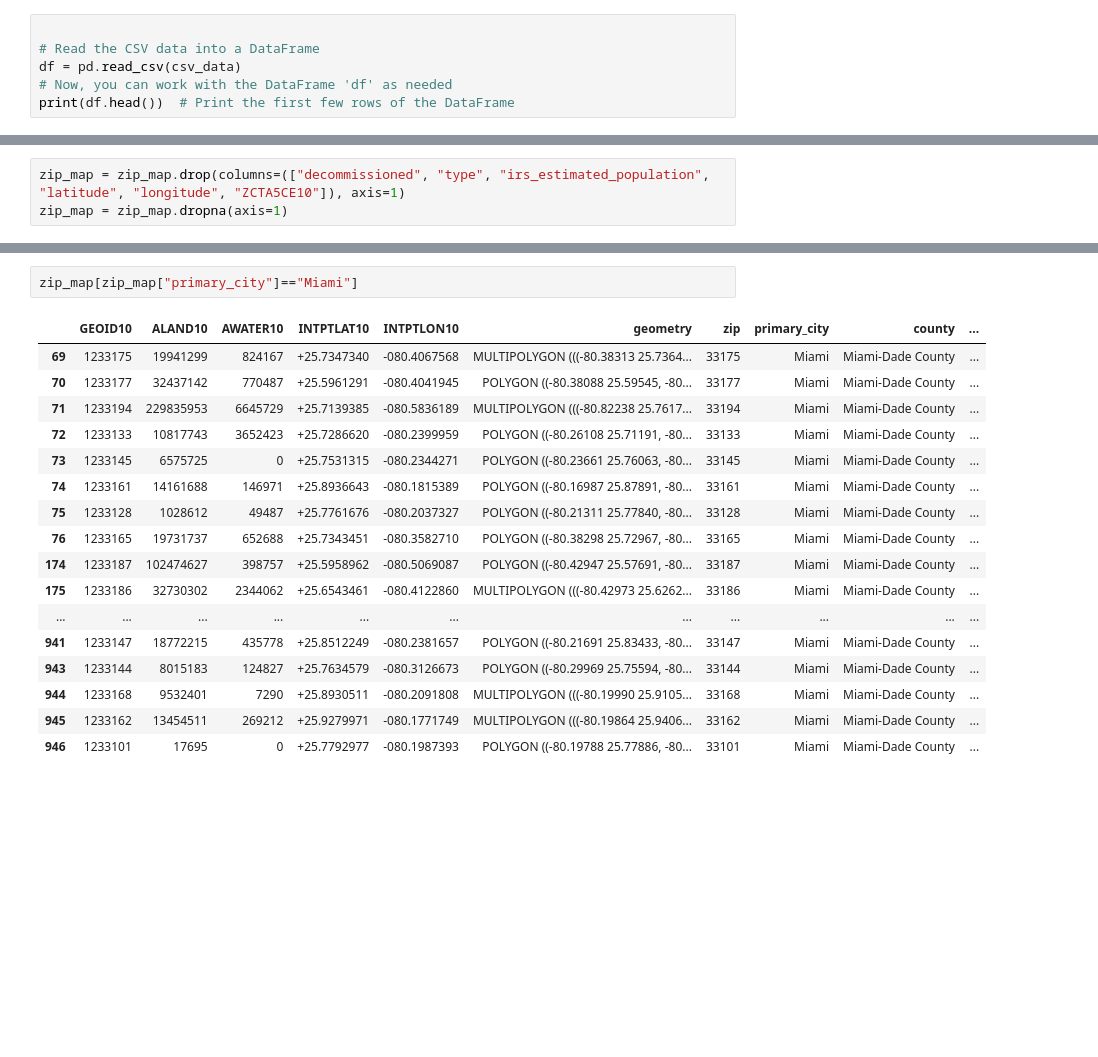
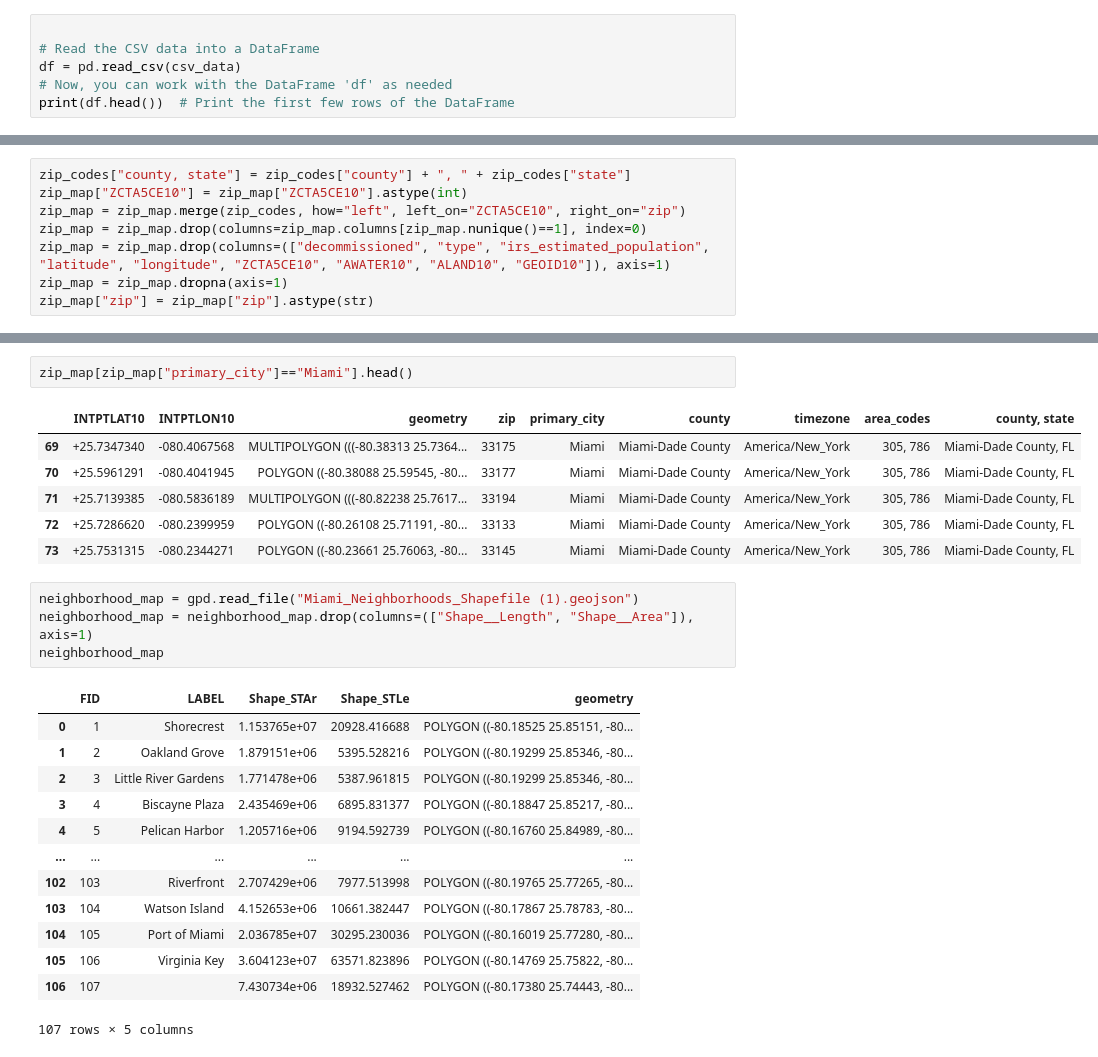
Before and after one commit to DeiviGT1/arc-is, a Jupyter notebook: hola.ipynb, the cells around one changed output, grey strips where cells are left out. Cells and saved outputs as stored; diff of their text form; blank space fills up the shorter version.

```diff
--- a/hola.ipynb
+++ b/hola.ipynb
@@ -100,3 +67,0 @@ zip_map = zip_map.drop(columns=zip_map.columns[zip_map.nunique()==1], index=0)
-# %%
-zip_map = zip_map.drop(columns=(["decommissioned", "type", "irs_estimated_population", "latitude", "longitude", "ZCTA5CE10"]), axis=1)
-zip_map = zip_map.dropna(axis=1)
@@ -105 +68,9 @@ zip_map["zip"] = zip_map["zip"].astype(str)
+# %%
+zip_codes["county, state"] = zip_codes["county"] + ", " + zip_codes["state"]
+zip_map["ZCTA5CE10"] = zip_map["ZCTA5CE10"].astype(int)
+zip_map = zip_map.merge(zip_codes, how="left", left_on="ZCTA5CE10", right_on="zip")
+zip_map = zip_map.drop(columns=zip_map.columns[zip_map.nunique()==1], index=0)
+zip_map = zip_map.drop(columns=(["decommissioned", "type", "irs_estimated_population", "latitude", "longitude", "ZCTA5CE10", "AWATER10", "ALAND10", "GEOID10"]), axis=1)
+zip_map = zip_map.dropna(axis=1)
+zip_map["zip"] = zip_map["zip"].astype(str)
 # %%
@@ -114,20 +84,27 @@ zip_map[zip_map["primary_city"]=="Miami"].plot(
 # %%
-zip_map[zip_map["primary_city"]=="Miami"]
+zip_map[zip_map["primary_city"]=="Miami"].head()
 # %% [output]
-|  | GEOID10 | ALAND10 | AWATER10 | INTPTLAT10 | INTPTLON10 | geometry | zip | primary_city | county | ... |
-| 69 | 1233175 | 19941299 | 824167 | +25.7347340 | -080.4067568 | MULTIPOLYGON (((-80.38313 25.7364... | 33175 | Miami | Miami-Dade County | ... |
-| 70 | 1233177 | 32437142 | 770487 | +25.5961291 | -080.4041945 | POLYGON ((-80.38088 25.59545, -80... | 33177 | Miami | Miami-Dade County | ... |
-| 71 | 1233194 | 229835953 | 6645729 | +25.7139385 | -080.5836189 | MULTIPOLYGON (((-80.82238 25.7617... | 33194 | Miami | Miami-Dade County | ... |
-| 72 | 1233133 | 10817743 | 3652423 | +25.7286620 | -080.2399959 | POLYGON ((-80.26108 25.71191, -80... | 33133 | Miami | Miami-Dade County | ... |
-| 73 | 1233145 | 6575725 | 0 | +25.7531315 | -080.2344271 | POLYGON ((-80.23661 25.76063, -80... | 33145 | Miami | Miami-Dade County | ... |
-| 74 | 1233161 | 14161688 | 146971 | +25.8936643 | -080.1815389 | POLYGON ((-80.16987 25.87891, -80... | 33161 | Miami | Miami-Dade County | ... |
-| 75 | 1233128 | 1028612 | 49487 | +25.7761676 | -080.2037327 | POLYGON ((-80.21311 25.77840, -80... | 33128 | Miami | Miami-Dade County | ... |
-| 76 | 1233165 | 19731737 | 652688 | +25.7343451 | -080.3582710 | POLYGON ((-80.38298 25.72967, -80... | 33165 | Miami | Miami-Dade County | ... |
-| 174 | 1233187 | 102474627 | 398757 | +25.5958962 | -080.5069087 | POLYGON ((-80.42947 25.57691, -80... | 33187 | Miami | Miami-Dade County | ... |
-| 175 | 1233186 | 32730302 | 2344062 | +25.6543461 | -080.4122860 | MULTIPOLYGON (((-80.42973 25.6262... | 33186 | Miami | Miami-Dade County | ... |
-| ... | ... | ... | ... | ... | ... | ... | ... | ... | ... | ... |
-| 941 | 1233147 | 18772215 | 435778 | +25.8512249 | -080.2381657 | POLYGON ((-80.21691 25.83433, -80... | 33147 | Miami | Miami-Dade County | ... |
-| 943 | 1233144 | 8015183 | 124827 | +25.7634579 | -080.3126673 | POLYGON ((-80.29969 25.75594, -80... | 33144 | Miami | Miami-Dade County | ... |
-| 944 | 1233168 | 9532401 | 7290 | +25.8930511 | -080.2091808 | MULTIPOLYGON (((-80.19990 25.9105... | 33168 | Miami | Miami-Dade County | ... |
-| 945 | 1233162 | 13454511 | 269212 | +25.9279971 | -080.1771749 | MULTIPOLYGON (((-80.19864 25.9406... | 33162 | Miami | Miami-Dade County | ... |
-| 946 | 1233101 | 17695 | 0 | +25.7792977 | -080.1987393 | POLYGON ((-80.19788 25.77886, -80... | 33101 | Miami | Miami-Dade County | ... |
+|  | INTPTLAT10 | INTPTLON10 | geometry | zip | primary_city | county | timezone | area_codes | county, state |
+| 69 | +25.7347340 | -080.4067568 | MULTIPOLYGON (((-80.38313 25.7364... | 33175 | Miami | Miami-Dade County | America/New_York | 305, 786 | Miami-Dade County, FL |
+| 70 | +25.5961291 | -080.4041945 | POLYGON ((-80.38088 25.59545, -80... | 33177 | Miami | Miami-Dade County | America/New_York | 305, 786 | Miami-Dade County, FL |
+| 71 | +25.7139385 | -080.5836189 | MULTIPOLYGON (((-80.82238 25.7617... | 33194 | Miami | Miami-Dade County | America/New_York | 305, 786 | Miami-Dade County, FL |
+| 72 | +25.7286620 | -080.2399959 | POLYGON ((-80.26108 25.71191, -80... | 33133 | Miami | Miami-Dade County | America/New_York | 305, 786 | Miami-Dade County, FL |
+| 73 | +25.7531315 | -080.2344271 | POLYGON ((-80.23661 25.76063, -80... | 33145 | Miami | Miami-Dade County | America/New_York | 305, 786 | Miami-Dade County, FL |
+# %%
+neighborhood_map = gpd.read_file("Miami_Neighborhoods_Shapefile (1).geojson")
+neighborhood_map = neighborhood_map.drop(columns=(["Shape__Length", "Shape__Area"]), axis=1)
+neighborhood_map
+# %% [output]
+|  | FID | LABEL | Shape_STAr | Shape_STLe | geometry |
+| 0 | 1 | Shorecrest | 1.153765e+07 | 20928.416688 | POLYGON ((-80.18525 25.85151, -80... |
+| 1 | 2 | Oakland Grove | 1.879151e+06 | 5395.528216 | POLYGON ((-80.19299 25.85346, -80... |
+| 2 | 3 | Little River Gardens | 1.771478e+06 | 5387.961815 | POLYGON ((-80.19299 25.85346, -80... |
+| 3 | 4 | Biscayne Plaza | 2.435469e+06 | 6895.831377 | POLYGON ((-80.18847 25.85217, -80... |
+| 4 | 5 | Pelican Harbor | 1.205716e+06 | 9194.592739 | POLYGON ((-80.16760 25.84989, -80... |
+| ... | ... | ... | ... | ... | ... |
+| 102 | 103 | Riverfront | 2.707429e+06 | 7977.513998 | POLYGON ((-80.19765 25.77265, -80... |
+| 103 | 104 | Watson Island | 4.152653e+06 | 10661.382447 | POLYGON ((-80.17867 25.78783, -80... |
+| 104 | 105 | Port of Miami | 2.036785e+07 | 30295.230036 | POLYGON ((-80.16019 25.77280, -80... |
+| 105 | 106 | Virginia Key | 3.604123e+07 | 63571.823896 | POLYGON ((-80.14769 25.75822, -80... |
+| 106 | 107 |  | 7.430734e+06 | 18932.527462 | POLYGON ((-80.17380 25.74443, -80... |
+107 rows × 5 columns
```
Also changed, not shown: parts of 13 cells of this notebook.
